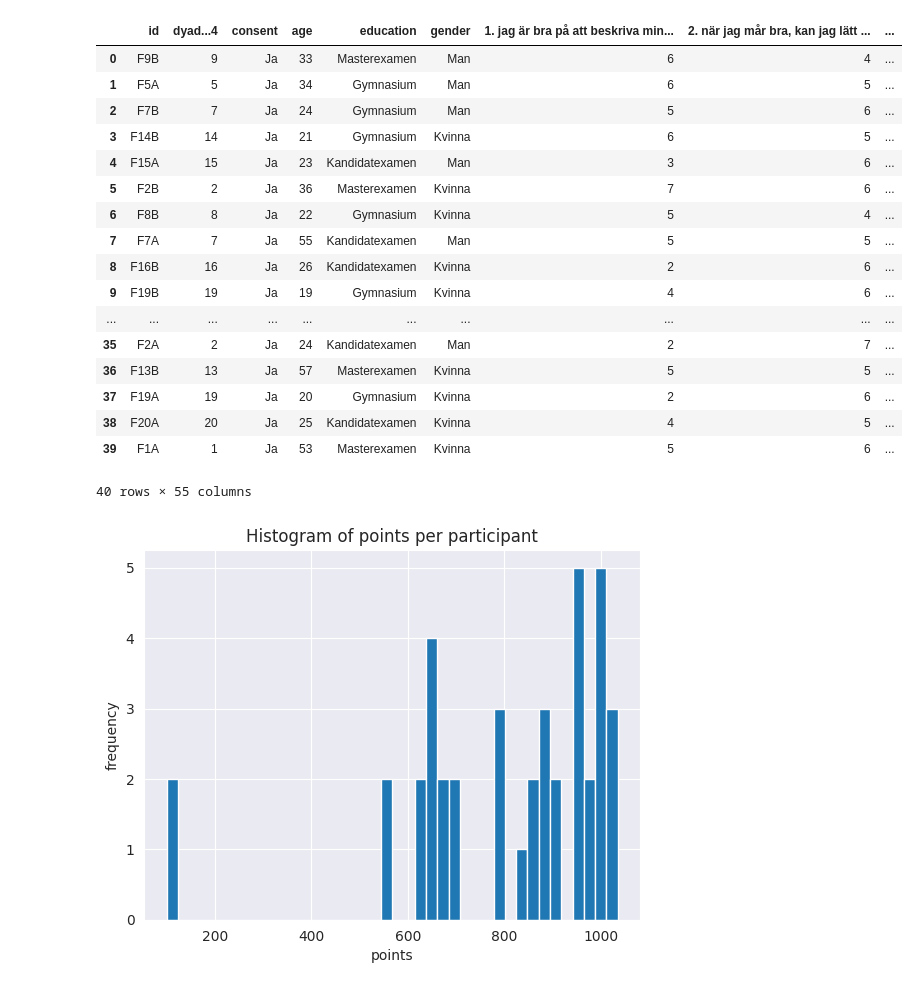
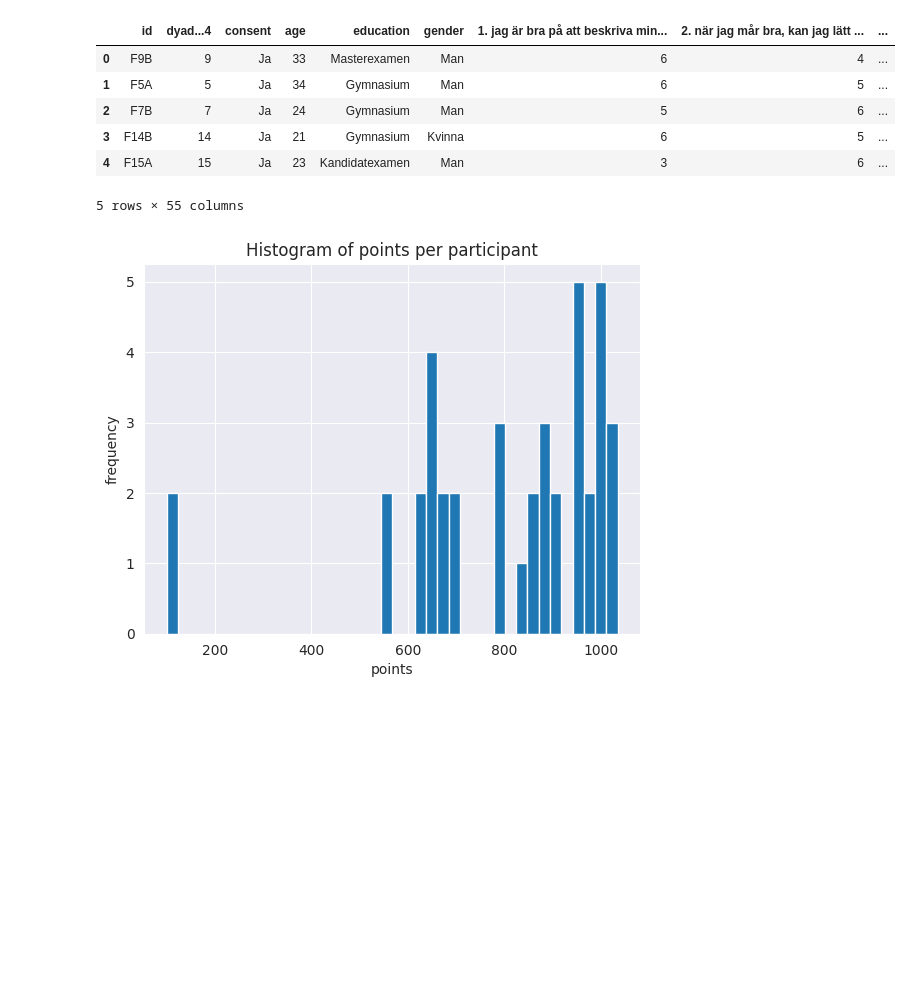
Before and after one commit to timlac/dsy-behavioral-experiments, a Jupyter notebook: face2face_analysis.ipynb, the cells around one changed output. Saved outputs shown, nothing was run; the diff lists cells and outputs as text; code cells hidden in the pictures; blank space fills up the shorter version.

```diff
--- a/face2face_analysis.ipynb
+++ b/face2face_analysis.ipynb
@@ -6,26 +6,15 @@ import seaborn as sns
 # %%
 f2f_path = "data/out/f2f.csv"
 df = pd.read_csv(f2f_path)
-df
+df.head()
 # %% [output]
 |  | id | dyad...4 | consent | age | education | gender | 1. jag är bra på att beskriva min... | 2. när jag mår bra, kan jag lätt ... | ... |
 | 0 | F9B | 9 | Ja | 33 | Masterexamen | Man | 6 | 4 | ... |
 | 1 | F5A | 5 | Ja | 34 | Gymnasium | Man | 6 | 5 | ... |
 | 2 | F7B | 7 | Ja | 24 | Gymnasium | Man | 5 | 6 | ... |
 | 3 | F14B | 14 | Ja | 21 | Gymnasium | Kvinna | 6 | 5 | ... |
 | 4 | F15A | 15 | Ja | 23 | Kandidatexamen | Man | 3 | 6 | ... |
-| 5 | F2B | 2 | Ja | 36 | Masterexamen | Kvinna | 7 | 6 | ... |
-| 6 | F8B | 8 | Ja | 22 | Gymnasium | Kvinna | 5 | 4 | ... |
-| 7 | F7A | 7 | Ja | 55 | Kandidatexamen | Man | 5 | 5 | ... |
-| 8 | F16B | 16 | Ja | 26 | Kandidatexamen | Kvinna | 2 | 6 | ... |
-| 9 | F19B | 19 | Ja | 19 | Gymnasium | Kvinna | 4 | 6 | ... |
-| ... | ... | ... | ... | ... | ... | ... | ... | ... | ... |
-| 35 | F2A | 2 | Ja | 24 | Kandidatexamen | Man | 2 | 7 | ... |
-| 36 | F13B | 13 | Ja | 57 | Masterexamen | Kvinna | 5 | 5 | ... |
-| 37 | F19A | 19 | Ja | 20 | Gymnasium | Kvinna | 2 | 6 | ... |
-| 38 | F20A | 20 | Ja | 25 | Kandidatexamen | Kvinna | 4 | 5 | ... |
-| 39 | F1A | 1 | Ja | 53 | Masterexamen | Kvinna | 5 | 6 | ... |
-40 rows × 55 columns
+5 rows × 55 columns
 # %%
 plt.hist(df["poäng"], bins=40)
 plt.title("Histogram of points per participant")
```
Also changed, not shown: parts of 3 cells of this notebook, 2 other files.
